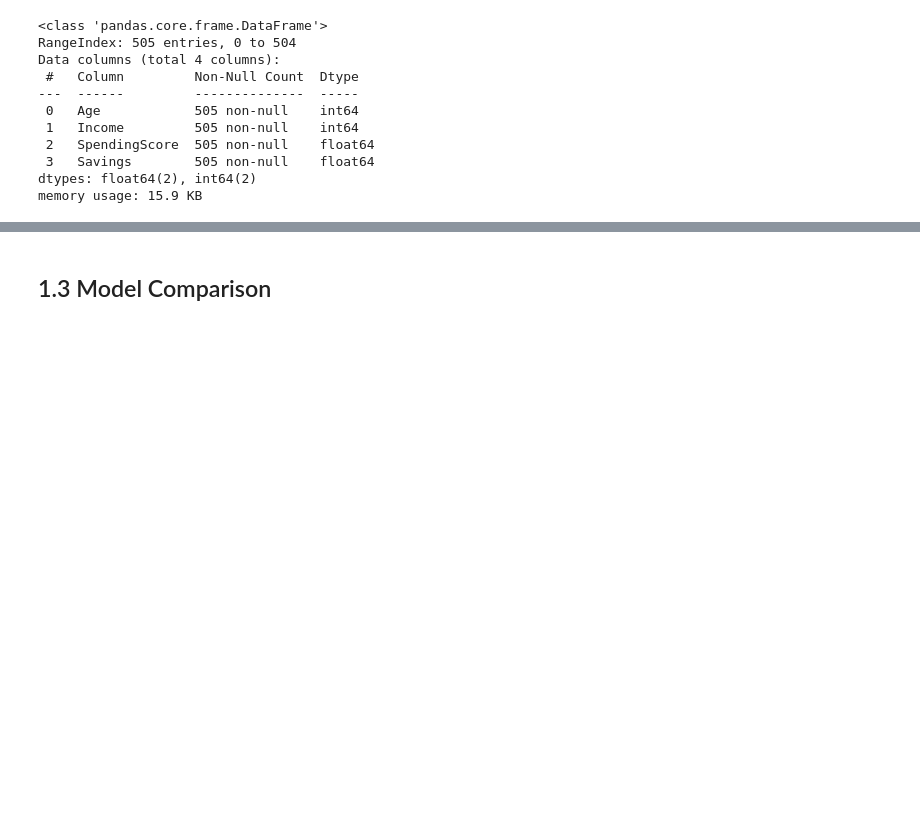
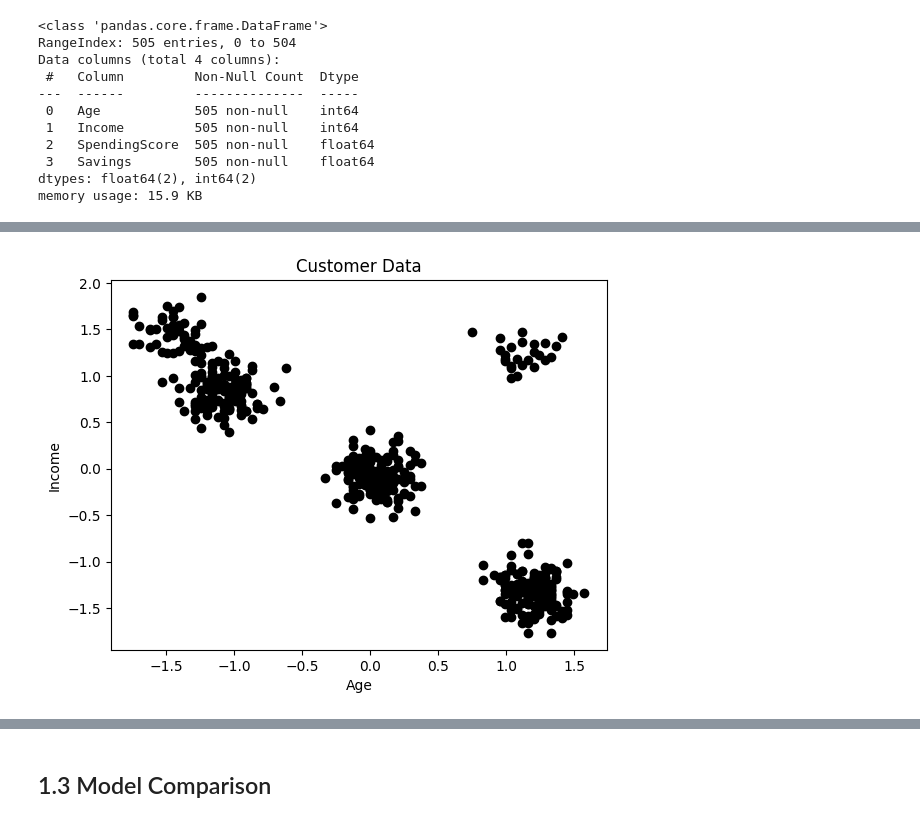
Before and after one commit to naevs/Machine-Learning, a Jupyter notebook: Naevin_MMAI_2024_869_Individual_Assignment.ipynb, the cells around one changed output, grey strips where cells are left out. Cells and saved outputs as stored; diff of their text form; code cells hidden in the pictures; blank space fills up the shorter version.

```diff
--- a/Naevin_MMAI_2024_869_Individual_Assignment.ipynb
+++ b/Naevin_MMAI_2024_869_Individual_Assignment.ipynb
@@ -131,0 +197,7 @@ memory usage: 15.9 KB
+# %%
+# Create a StandardScalar object
+scaler = StandardScaler()
+
+# Normalize the Data
+features = ['Age', 'Income', 'SpendingScore', 'Savings']
+df1[features] = scaler.fit_transform(df1[features])
@@ -131,0 +248,12 @@ memory usage: 15.9 KB
+# %%
+# Plot the Normalized Data for Visualisation
+plt.figure();
+
+plt.scatter(df1.iloc[:, 0], df1.iloc[:, 1], c="black");
+plt.title("Customer Data");
+plt.xlabel('Age');
+plt.ylabel('Income');
+plt.xticks();
+plt.yticks();
+# %% [output]
+[figure, added]
```
Also changed, not shown: parts of 63 cells of this notebook.
